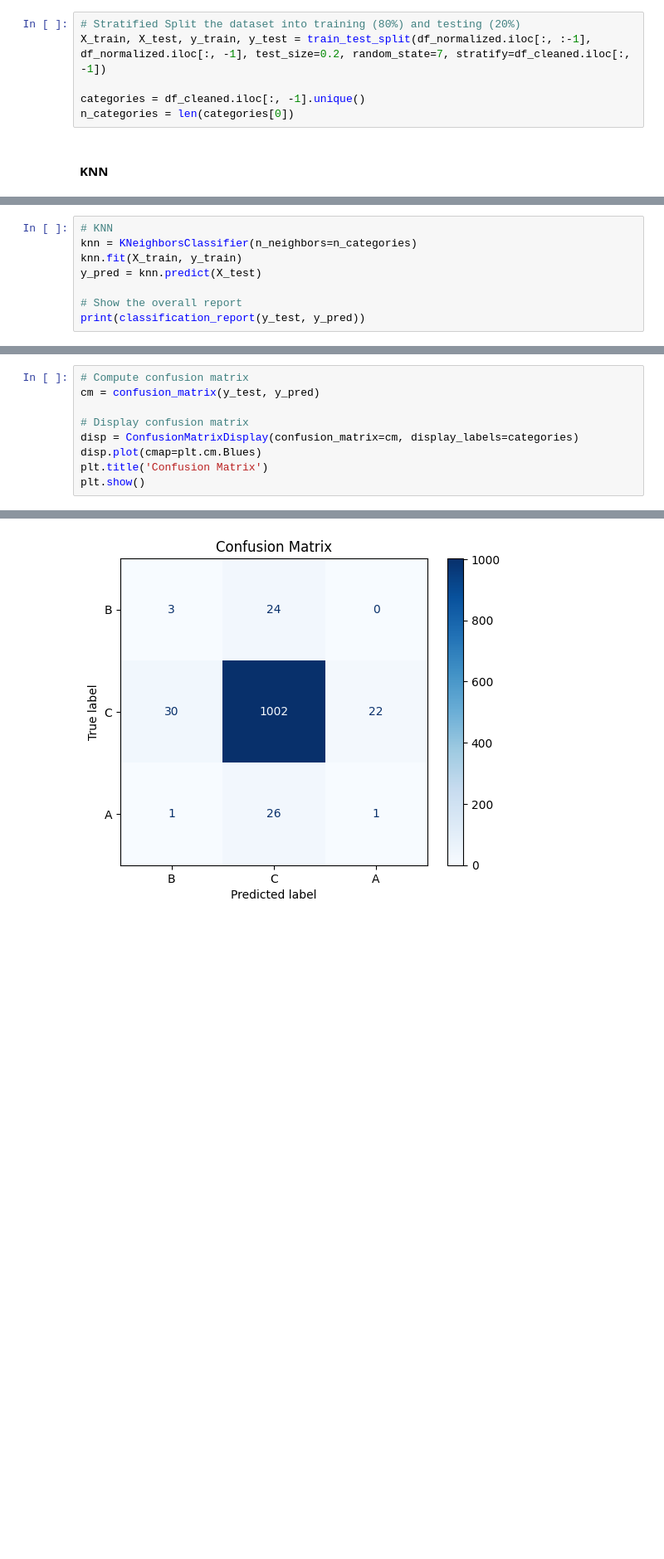
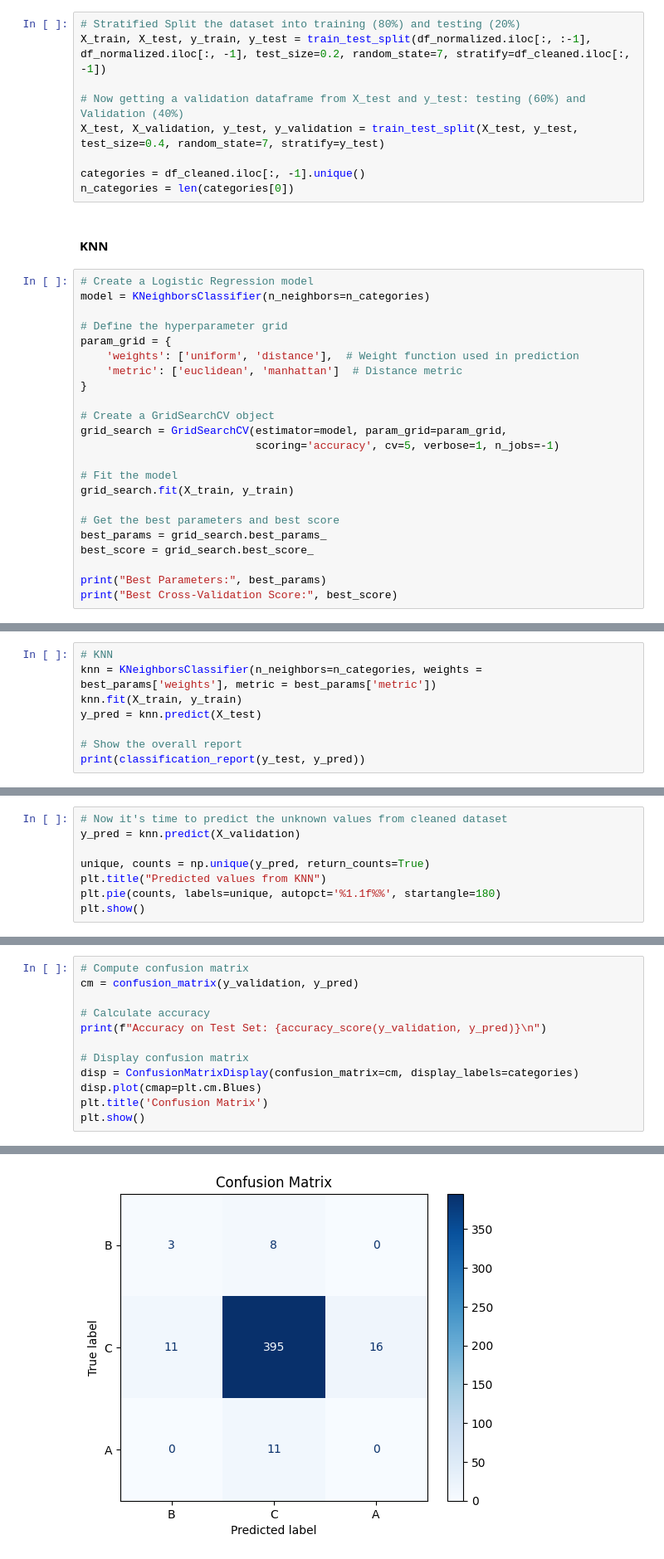
Before and after one commit to martinsphl/MAI5035, a Jupyter notebook: TAREFA_1_2.ipynb, the cells around one changed output, grey strips where cells are left out. Shown at 83% size. Cells and saved outputs as stored; diff of their text form; blank space fills up the shorter version.

```diff
--- a/TAREFA_1_2.ipynb
+++ b/TAREFA_1_2.ipynb
@@ -395,7 +396,33 @@ Now it's time to check the prediction from two differents machine learning algor
 # Stratified Split the dataset into training (80%) and testing (20%)
 X_train, X_test, y_train, y_test = train_test_split(df_normalized.iloc[:, :-1], df_normalized.iloc[:, -1], test_size=0.2, random_state=7, stratify=df_cleaned.iloc[:, -1])
 
+# Now getting a validation dataframe from X_test and y_test: testing (60%) and Validation (40%)
+X_test, X_validation, y_test, y_validation = train_test_split(X_test, y_test, test_size=0.4, random_state=7, stratify=y_test)
+
 categories = df_cleaned.iloc[:, -1].unique()
 n_categories = len(categories[0])
 # %% [markdown]
 #### KNN
+# %%
+# Create a Logistic Regression model
+model = KNeighborsClassifier(n_neighbors=n_categories)
+
+# Define the hyperparameter grid
+param_grid = {
+    'weights': ['uniform', 'distance'],  # Weight function used in prediction
+    'metric': ['euclidean', 'manhattan']  # Distance metric
+}
+
+# Create a GridSearchCV object
+grid_search = GridSearchCV(estimator=model, param_grid=param_grid,
+                           scoring='accuracy', cv=5, verbose=1, n_jobs=-1)
+
+# Fit the model
+grid_search.fit(X_train, y_train)
+
+# Get the best parameters and best score
+best_params = grid_search.best_params_
+best_score = grid_search.best_score_
+
+print("Best Parameters:", best_params)
+print("Best Cross-Validation Score:", best_score)
@@ -402,6 +433,6 @@ n_categories = len(categories[0])
 # %%
 # KNN
-knn = KNeighborsClassifier(n_neighbors=n_categories)
+knn = KNeighborsClassifier(n_neighbors=n_categories, weights = best_params['weights'], metric = best_params['metric'])
 knn.fit(X_train, y_train)
 y_pred = knn.predict(X_test)
 
@@ -419,0 +451,8 @@ weighted avg       0.91      0.91      0.91      1109
+# %%
+# Now it's time to predict the unknown values from cleaned dataset
+y_pred = knn.predict(X_validation)
+
+unique, counts = np.unique(y_pred, return_counts=True)
+plt.title("Predicted values from KNN")
+plt.pie(counts, labels=unique, autopct='%1.1f%%', startangle=180)
+plt.show()
@@ -420,6 +461,9 @@ weighted avg       0.91      0.91      0.91      1109
 # %%
 # Compute confusion matrix
-cm = confusion_matrix(y_test, y_pred)
+cm = confusion_matrix(y_validation, y_pred)
+
+# Calculate accuracy
+print(f"Accuracy on Test Set: {accuracy_score(y_validation, y_pred)}\n")
 
 # Display confusion matrix
 disp = ConfusionMatrixDisplay(confusion_matrix=cm, display_labels=categories)
@@ -430 +475 @@ plt.show()
-[figure, old version]
+[figure, new version]
```
Also changed, not shown: parts of 14 cells of this notebook.
